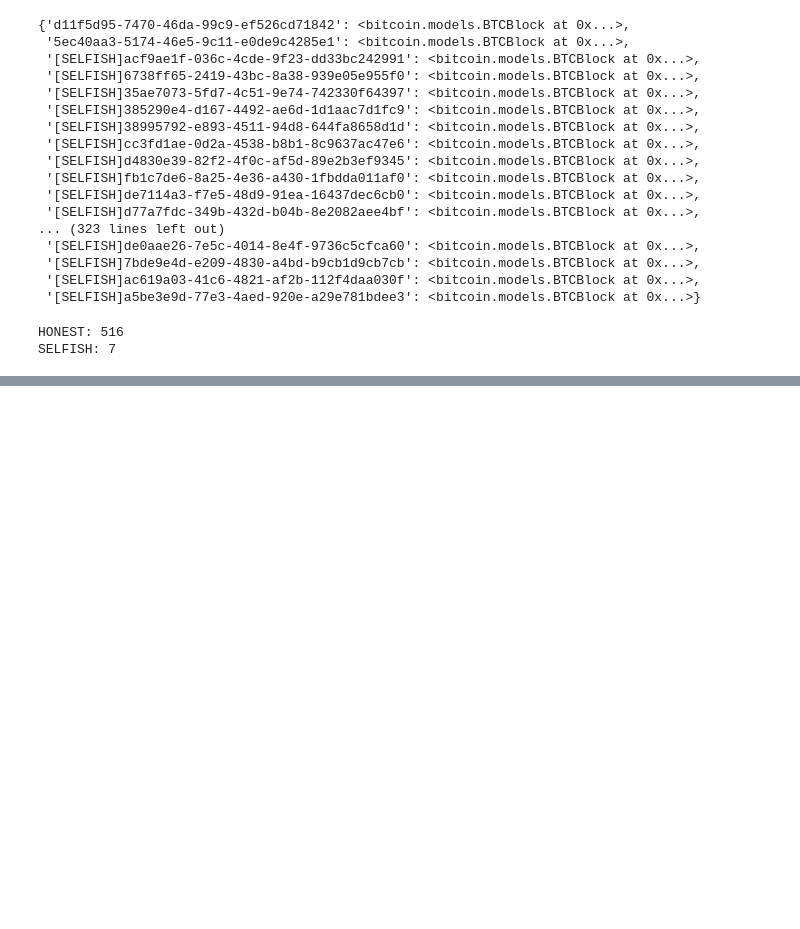
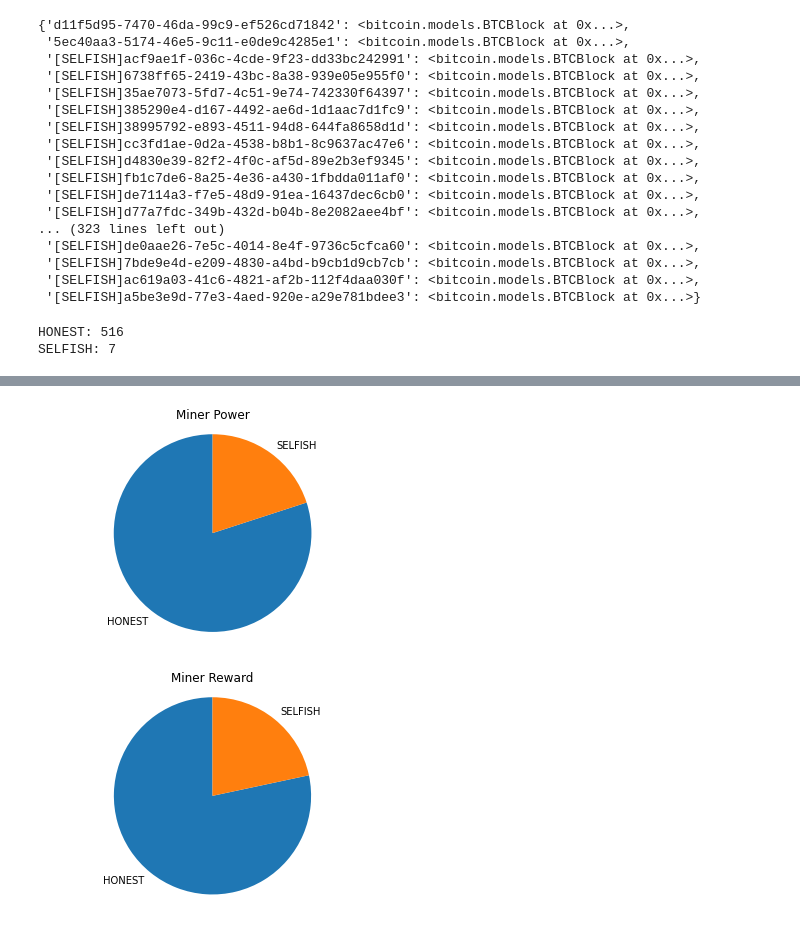
Before and after one commit to ZeligSim/Zelig, a Jupyter notebook: bitcoin/analysis_notebook.ipynb, the cells around one changed output, grey strips where cells are left out. Cells and saved outputs as stored; diff of their text form; code cells hidden in the pictures; blank space fills up the shorter version.

Commit message:
reward distribution analysis

```diff
--- a/bitcoin/analysis_notebook.ipynb
+++ b/bitcoin/analysis_notebook.ipynb
@@ -161,0 +152,17 @@ SELFISH: 7
+# %%
+rewards = an.reward_distribution()
+
+fig1, ax1 = plt.subplots()
+ax1.pie([honest[0].mine_power, selfish[0].mine_power], labels=['HONEST', 'SELFISH'], startangle=90)
+ax1.axis('equal')
+plt.title('Miner Power')
+plt.show()
+
+fig1, ax1 = plt.subplots()
+ax1.pie(rewards.values(), labels=rewards.keys(), startangle=90)
+ax1.axis('equal')
+plt.title('Miner Reward')
+plt.show()
+# %% [output]
+[figure, added]
+[figure, added]
```
Also changed, not shown: parts of 6 cells of this notebook, 2 other files.
